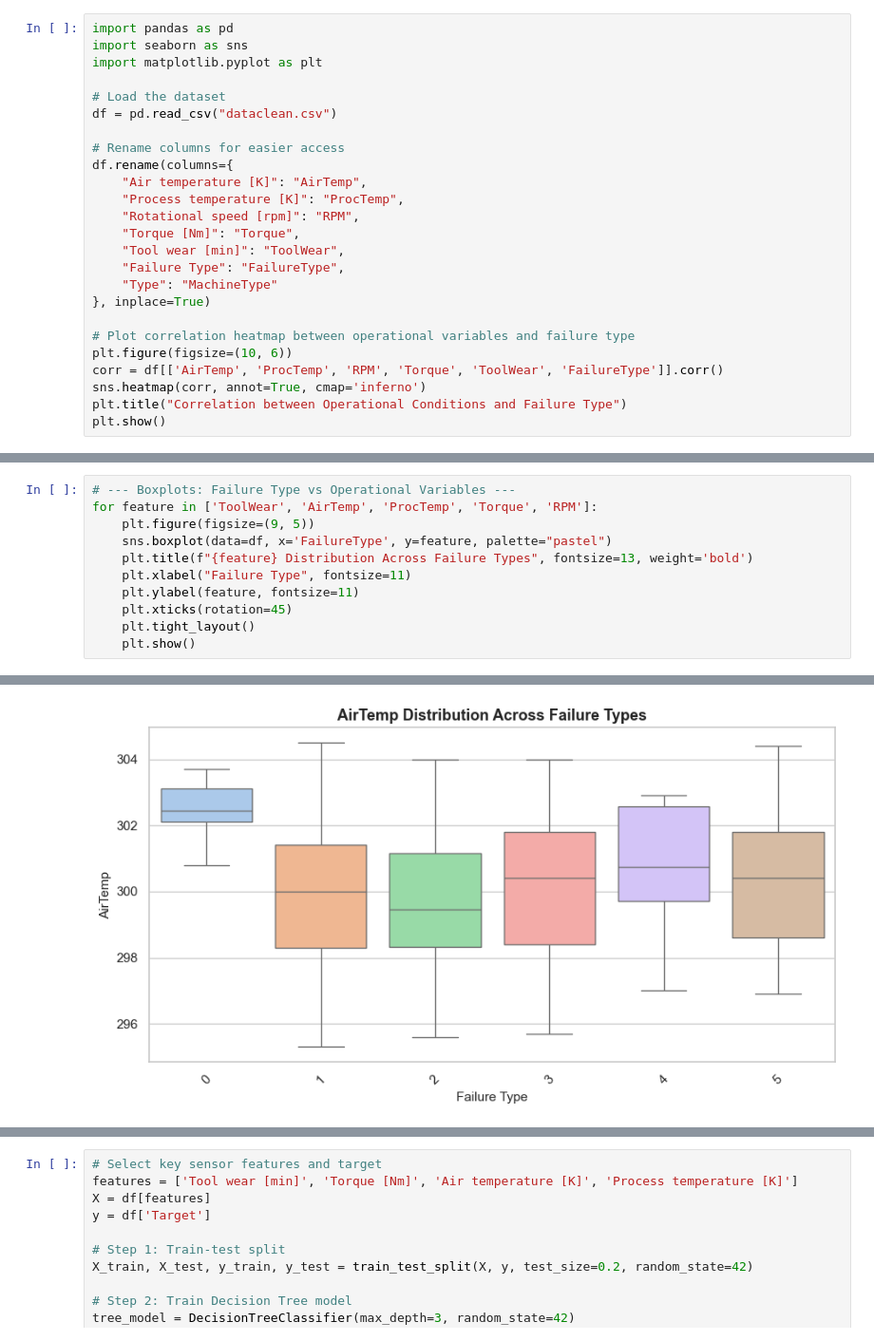
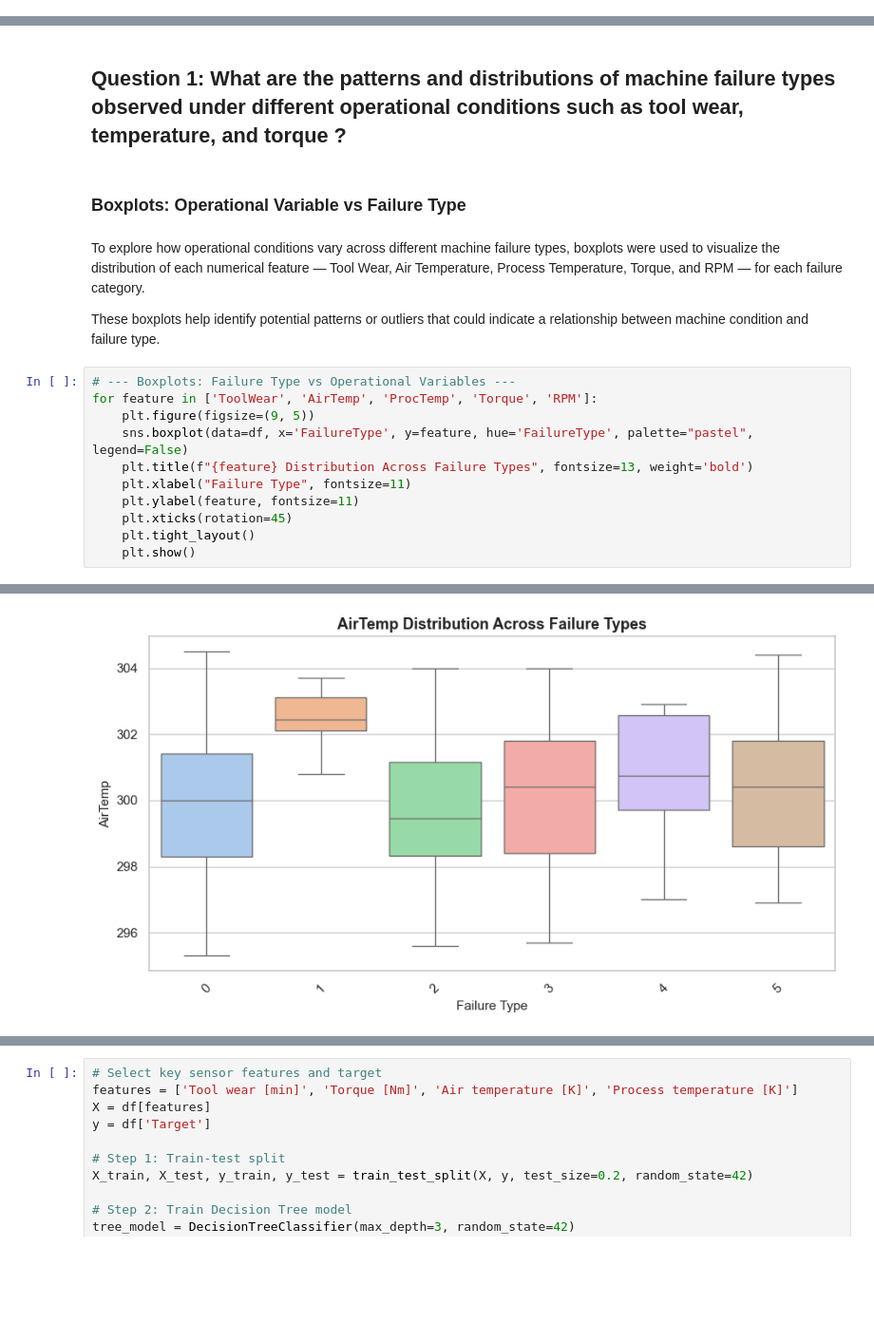
Before and after one commit to MariaArthur/Machine-Predictive-Maintenance-Project, a Jupyter notebook: TT7L_B.ipynb, the cells around one changed output, grey strips where cells are left out. Shown at 95% size. Drawn from its saved outputs; the diff is of its cells as text; blank space fills up the shorter version.

```diff
--- a/TT7L_B.ipynb
+++ b/TT7L_B.ipynb
@@ -79,25 +117,0 @@ None
-# %%
-import pandas as pd
-import seaborn as sns
-import matplotlib.pyplot as plt
-
-# Load the dataset
-df = pd.read_csv("dataclean.csv")
-
-# Rename columns for easier access
-df.rename(columns={
-    "Air temperature [K]": "AirTemp",
-    "Process temperature [K]": "ProcTemp",
-    "Rotational speed [rpm]": "RPM",
-    "Torque [Nm]": "Torque",
-    "Tool wear [min]": "ToolWear",
-    "Failure Type": "FailureType",
-    "Type": "MachineType"
-}, inplace=True)
-
-# Plot correlation heatmap between operational variables and failure type
-plt.figure(figsize=(10, 6))
-corr = df[['AirTemp', 'ProcTemp', 'RPM', 'Torque', 'ToolWear', 'FailureType']].corr()
-sns.heatmap(corr, annot=True, cmap='inferno')
-plt.title("Correlation between Operational Conditions and Failure Type")
-plt.show()
@@ -106,8 +145,16 @@ plt.show()
+# %% [markdown]
+## **Question 1:** What are the patterns and distributions of machine failure types observed under different operational conditions such as tool wear, temperature, and torque ?
+# %% [markdown]
+### Boxplots: Operational Variable vs Failure Type
+# %% [markdown]
+To explore how operational conditions vary across different machine failure types, boxplots were used to visualize the distribution of each numerical feature — Tool Wear, Air Temperature, Process Temperature, Torque, and RPM — for each failure category.
+
+These boxplots help identify potential patterns or outliers that could indicate a relationship between machine condition and failure type.
 # %%
 # --- Boxplots: Failure Type vs Operational Variables ---
 for feature in ['ToolWear', 'AirTemp', 'ProcTemp', 'Torque', 'RPM']:
     plt.figure(figsize=(9, 5))
-    sns.boxplot(data=df, x='FailureType', y=feature, palette="pastel")
+    sns.boxplot(data=df, x='FailureType', y=feature, hue='FailureType', palette="pastel", legend=False)
     plt.title(f"{feature} Distribution Across Failure Types", fontsize=13, weight='bold')
     plt.xlabel("Failure Type", fontsize=11)
     plt.ylabel(feature, fontsize=11)
@@ -125 +166 @@ Passing `palette` without assigning `hue` is deprecated and will be removed in v
-[figure, old version]
+[figure, new version]
```
Also changed, not shown: parts of 41 cells of this notebook.
